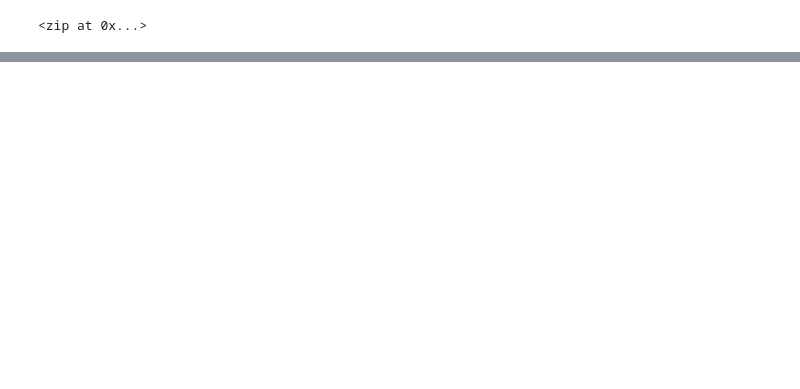
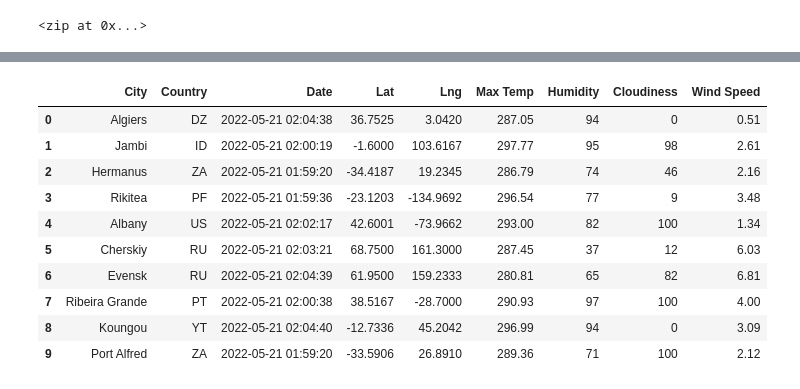
Before and after one commit to mcdoralds/databootcamp-world-weather-analysis, a Jupyter notebook: WeatherPy.ipynb, the cells around one changed output, grey strips where cells are left out. Saved outputs shown, nothing was run; the diff lists cells and outputs as text; code cells hidden in the pictures; blank space fills up the shorter version.

```diff
--- a/WeatherPy.ipynb
+++ b/WeatherPy.ipynb
@@ -6,3 +17,6 @@ import numpy as np
+# %%
+# starting URL for weathermap API call (from OpenWeather documentation)
+url = "http://api.openweathermap.org/data/2.5/weather?" + "appid=" + weather_api_key
 # %%
 # Create a set of random latitude and longitude combinations.
 lats = np.random.uniform(low=-90.000, high=90.000, size=1500)
@@ -33,0 +128,21 @@ len(cities)
+# %%
+# Convert the array of dictionaries to a Pandas DataFrame.
+city_data_df = pd.DataFrame(city_data)
+
+# format & rearrange
+new_column_order = ["City", "Country", "Date", "Lat", "Lng", "Max Temp", "Humidity", "Cloudiness", "Wind Speed"]
+city_data_df = city_data_df[new_column_order]
+# %%
+city_data_df.head(10)
+# %% [output]
+|  | City | Country | Date | Lat | Lng | Max Temp | Humidity | Cloudiness | Wind Speed |
+| 0 | Algiers | DZ | 2022-05-21 02:04:38 | 36.7525 | 3.0420 | 287.05 | 94 | 0 | 0.51 |
+| 1 | Jambi | ID | 2022-05-21 02:00:19 | -1.6000 | 103.6167 | 297.77 | 95 | 98 | 2.61 |
+| 2 | Hermanus | ZA | 2022-05-21 01:59:20 | -34.4187 | 19.2345 | 286.79 | 74 | 46 | 2.16 |
+| 3 | Rikitea | PF | 2022-05-21 01:59:36 | -23.1203 | -134.9692 | 296.54 | 77 | 9 | 3.48 |
+| 4 | Albany | US | 2022-05-21 02:02:17 | 42.6001 | -73.9662 | 293.00 | 82 | 100 | 1.34 |
+| 5 | Cherskiy | RU | 2022-05-21 02:03:21 | 68.7500 | 161.3000 | 287.45 | 37 | 12 | 6.03 |
+| 6 | Evensk | RU | 2022-05-21 02:04:39 | 61.9500 | 159.2333 | 280.81 | 65 | 82 | 6.81 |
+| 7 | Ribeira Grande | PT | 2022-05-21 02:00:38 | 38.5167 | -28.7000 | 290.93 | 97 | 100 | 4.00 |
+| 8 | Koungou | YT | 2022-05-21 02:04:40 | -12.7336 | 45.2042 | 296.99 | 94 | 0 | 3.09 |
+| 9 | Port Alfred | ZA | 2022-05-21 01:59:20 | -33.5906 | 26.8910 | 289.36 | 71 | 100 | 2.12 |
```
Also changed, not shown: parts of 6 cells of this notebook, 1 other file.
